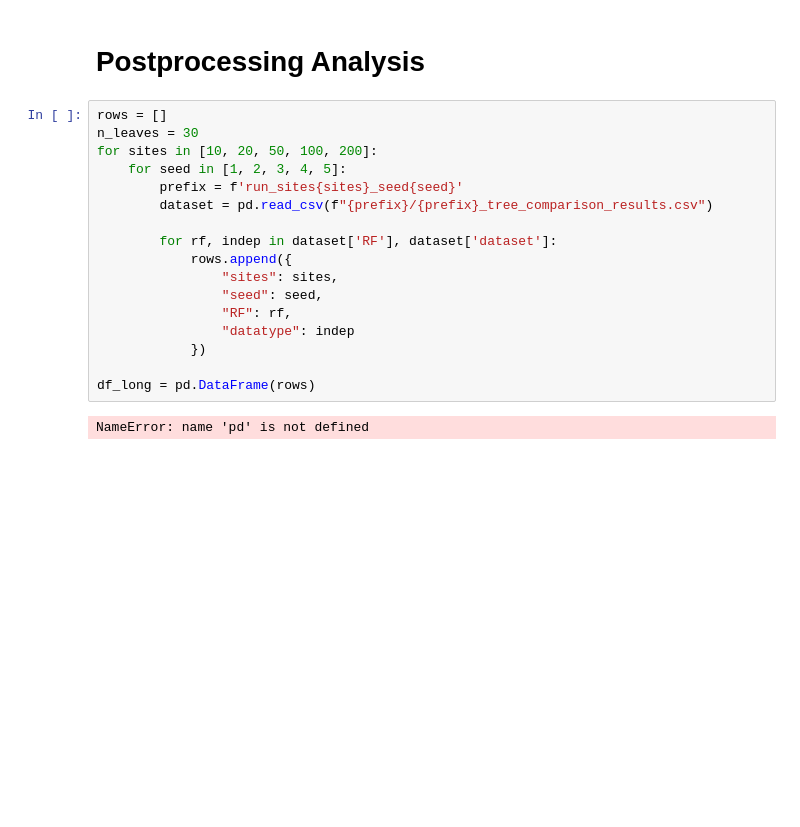
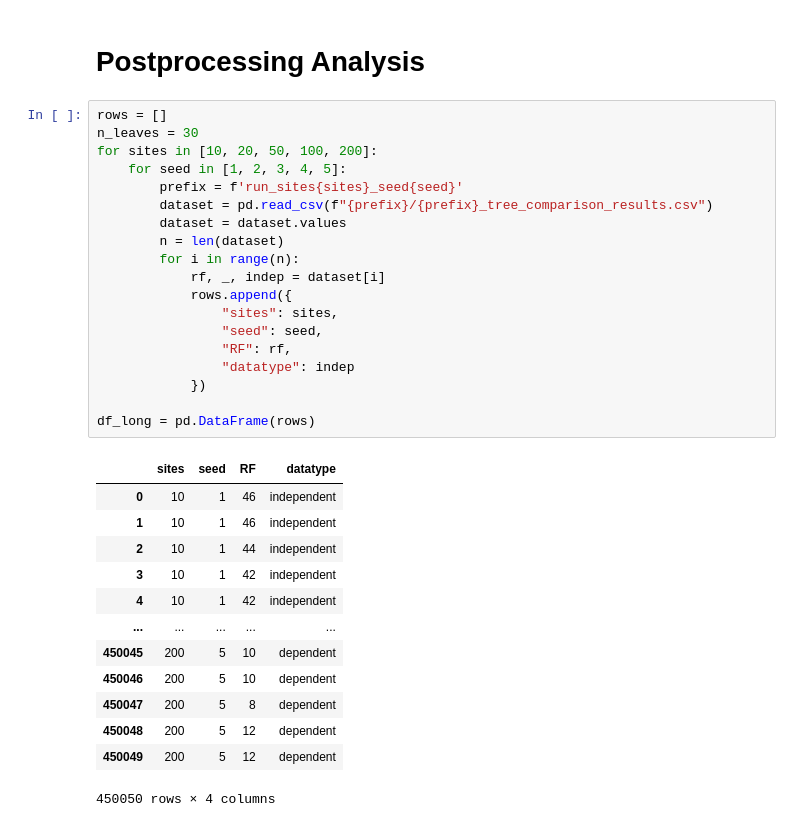
Before and after one commit to jaamestaay/M4R, a Jupyter notebook: data/testing.ipynb, the cells around one changed output. Cells and saved outputs as stored; diff of their text form; blank space fills up the shorter version.

```diff
--- a/data/testing.ipynb
+++ b/data/testing.ipynb
@@ -90,20 +89,34 @@ print(sum(independent['t4'].values == independent['t3'].values)/len(independent[
 # %%
 rows = []
 n_leaves = 30
 for sites in [10, 20, 50, 100, 200]:
     for seed in [1, 2, 3, 4, 5]:
         prefix = f'run_sites{sites}_seed{seed}'
         dataset = pd.read_csv(f"{prefix}/{prefix}_tree_comparison_results.csv")
-
-        for rf, indep in dataset['RF'], dataset['dataset']:
+        dataset = dataset.values
+        n = len(dataset)
+        for i in range(n):
+            rf, _, indep = dataset[i]
             rows.append({
                 "sites": sites,
                 "seed": seed,
                 "RF": rf,
                 "datatype": indep
             })
 
 df_long = pd.DataFrame(rows)
 # %% [output]
+|  | sites | seed | RF | datatype |
+| 0 | 10 | 1 | 46 | independent |
+| 1 | 10 | 1 | 46 | independent |
+| 2 | 10 | 1 | 44 | independent |
+| 3 | 10 | 1 | 42 | independent |
+| 4 | 10 | 1 | 42 | independent |
+| ... | ... | ... | ... | ... |
+| 450045 | 200 | 5 | 10 | dependent |
+| 450046 | 200 | 5 | 10 | dependent |
+| 450047 | 200 | 5 | 8 | dependent |
+| 450048 | 200 | 5 | 12 | dependent |
+| 450049 | 200 | 5 | 12 | dependent |
-NameError: name 'pd' is not defined
+450050 rows × 4 columns
 # %%
```
Also changed, not shown: parts of 4 cells of this notebook.
